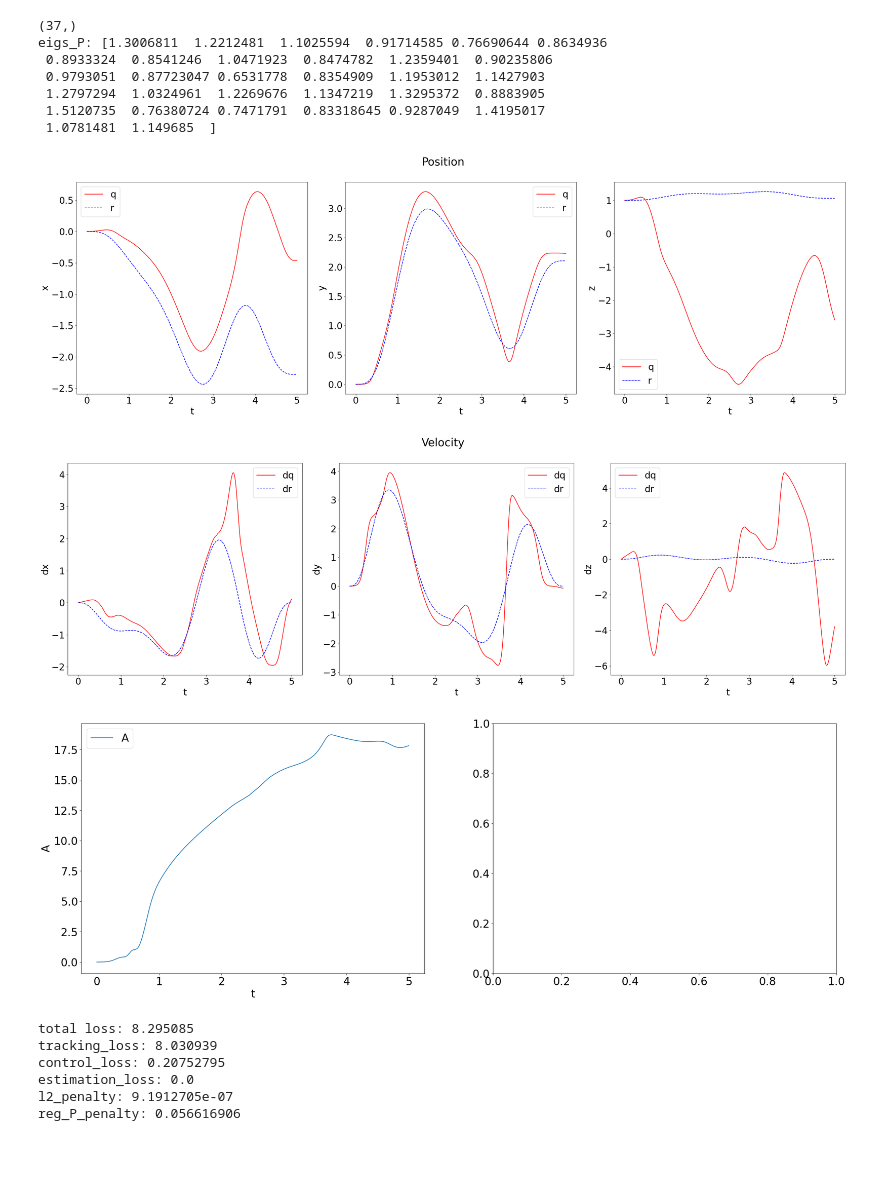
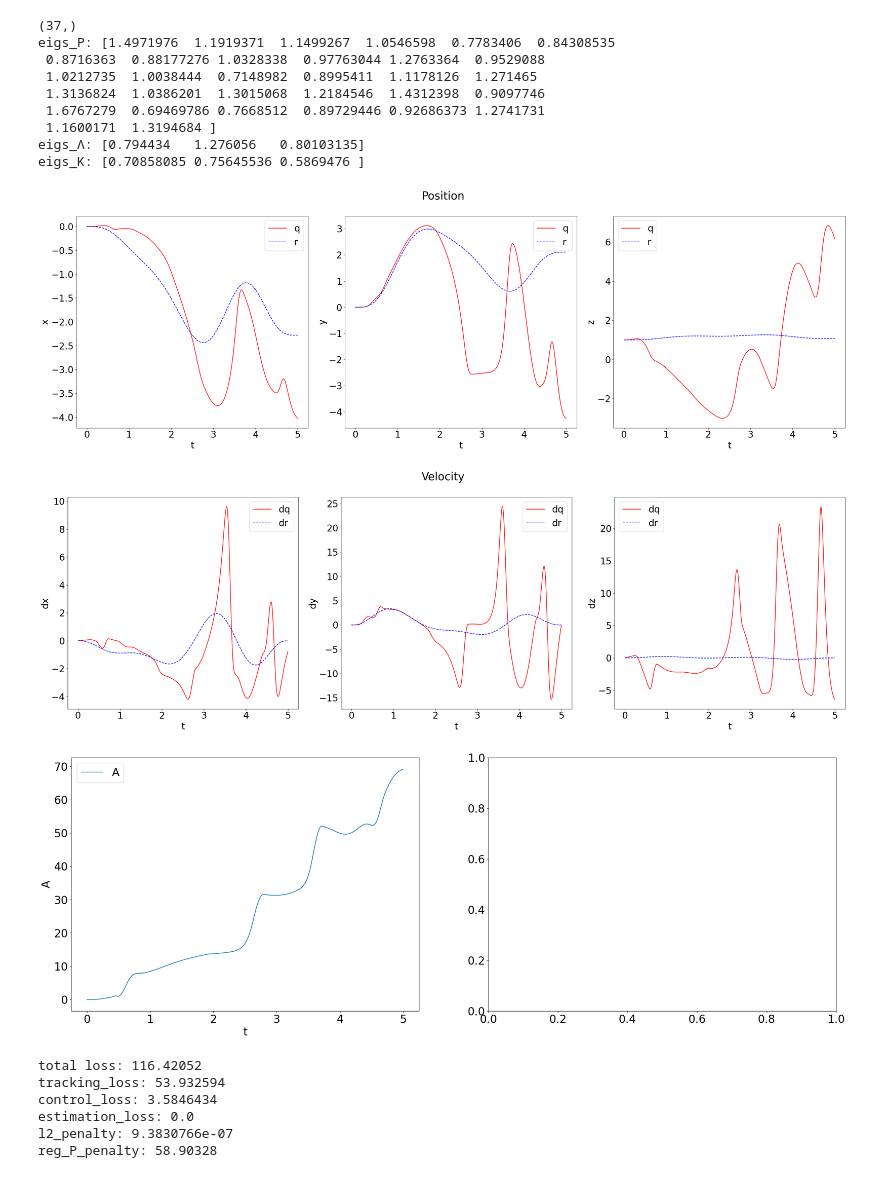
Before and after one commit to joshsohn/COML_hardware, a Jupyter notebook: validate_model.ipynb, the cells around one changed output. Saved outputs shown, nothing was run; the diff lists cells and outputs as text; code cells hidden in the pictures; blank space fills up the shorter version.

Commit message:
hardware mac reg_P 1, 10, 100

```diff
--- a/validate_model.ipynb
+++ b/validate_model.ipynb
@@ -32,14 +32,18 @@ import matplotlib.pyplot as plt
 plt.rcParams.update({'font.size': 24})
 # %%
 # trial_name = 'hardware_reg_P_1e-1'
-# pkl = 'seed=0_M=50_E=1000_pinit=2.00_pfreq=2000_regP=0.1000.pkl'
-trial_name = 'hardware_reg_P_1e-2'
-pkl = 'seed=0_M=50_E=1000_pinit=2.00_pfreq=2000_regP=0.0100.pkl'
-filename = f'{trial_name}/{pkl}'
-with open(f'train_results/{filename}', 'rb') as file:
+# filename = 'seed=0_M=50_E=1000_pinit=2.00_pfreq=2000_regP=0.1000.pkl'
+# trial_name = 'hardware_reg_P_1e-2'
+# filename = 'seed=0_M=50_E=1000_pinit=2.00_pfreq=2000_regP=0.0100.pkl'
+# trial_name = 'hardware_mac_kR_reg_P_1'
+# filename = 'seed=0_M=50_E=1000_pinit=2.00_pfreq=2000_regP=1.0000.pkl'
+trial_name = 'hardware_mac_kR_reg_P_10'
+filename = 'seed=0_M=50_E=1000_pinit=2.00_pfreq=2000_regP=10.0000.pkl'
+pkl = f'{trial_name}/{filename}'
+with open(f'train_results/{pkl}', 'rb') as file:
     raw = pickle.load(file)
 # %%
-epoch_i = 10
+epoch_i = 999
 # mystery_i = 0
 # for k,v in raw['train_lossaux_history'][epoch_i].items():
 #     if type(v) is list or type(v) is tuple:
@@ -128,42 +132,46 @@ def validate_model(raw, epoch_i):
     ax[1].legend()
 
     ax[2].plot(ts, x[:, 5], 'r-', label='dq')
     ax[2].plot(ts, dr[:, 2], 'b--', label='dr')
     ax[2].set_ylabel('dz')
     ax[2].set_xlabel('t')
     ax[2].legend()
 
     fig.suptitle(f'Velocity')
     fig.tight_layout()
 
     A_norm = jnp.linalg.norm(A, axis=(1,2))
 
     fig, ax = plt.subplots(1, 2, figsize=(30, 10))
 
     ax[0].plot(ts, A_norm, label='A')
     ax[0].set_ylabel('A')
     ax[0].set_xlabel('t')
     ax[0].legend()
 
     print('eigs_P:', eigs_P)
+    print('eigs_Λ:', eigs_Λ)
+    print('eigs_K:', eigs_K)
 
     # P_small = 1e-3*jnp.eye(32)
     # print('eigs_P_small:', jnp.linalg.eigvals(P_small))
 
 validate_model(raw, epoch_i)
 
 # print(len(raw['train_lossaux_history']))
 # %% [output]
 (37,)
-eigs_P: [1.3006811  1.2212481  1.1025594  0.91714585 0.76690644 0.8634936
- 0.8933324  0.8541246  1.0471923  0.8474782  1.2359401  0.90235806
- 0.9793051  0.87723047 0.6531778  0.8354909  1.1953012  1.1427903
- 1.2797294  1.0324961  1.2269676  1.1347219  1.3295372  0.8883905
- 1.5120735  0.76380724 0.7471791  0.83318645 0.9287049  1.4195017
- 1.0781481  1.149685  ]
+eigs_P: [1.4971976  1.1919371  1.1499267  1.0546598  0.7783406  0.84308535
+ 0.8716363  0.88177276 1.0328338  0.97763044 1.2763364  0.9529088
+ 1.0212735  1.0038444  0.7148982  0.8995411  1.1178126  1.271465
+ 1.3136824  1.0386201  1.3015068  1.2184546  1.4312398  0.9097746
+ 1.6767279  0.69469786 0.7668512  0.89729446 0.92686373 1.2741731
+ 1.1600171  1.3194684 ]
+eigs_Λ: [0.794434   1.276056   0.80103135]
+eigs_K: [0.70858085 0.75645536 0.5869476 ]
-[figure, old version]
+[figure, new version]
-[figure, old version]
+[figure, new version]
-[figure, old version]
+[figure, new version]
 # %%
 def validate_loss(raw, epoch_i):
     hparams = raw['hparams']
@@ -225,15 +233,15 @@ def validate_loss(raw, epoch_i):
     print('l2_penalty:', regularizer_l2*l2_penalty/normalizer)
     print('reg_P_penalty:', regularizer_P*reg_P_penalty)
 
-epoch_i = 1
+epoch_i = 999
 validate_loss(raw, epoch_i)
 # %% [output]
-total loss: 8.295085
-tracking_loss: 8.030939
-control_loss: 0.20752795
+total loss: 116.42052
+tracking_loss: 53.932594
+control_loss: 3.5846434
 estimation_loss: 0.0
-l2_penalty: 9.1912705e-07
-reg_P_penalty: 0.056616906
+l2_penalty: 9.3830766e-07
+reg_P_penalty: 58.90328
 # %%
 epoch_i = 999
 # mystery_i = 0
```
Also changed, not shown: parts of 1 cell of this notebook, 46 other files.
